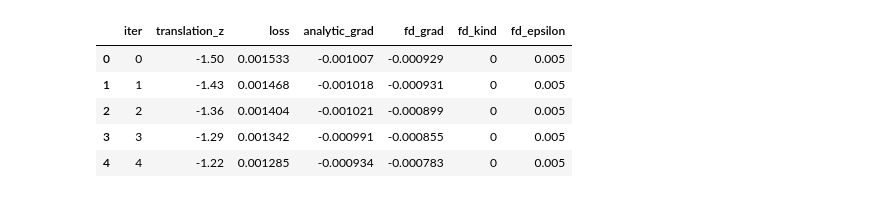
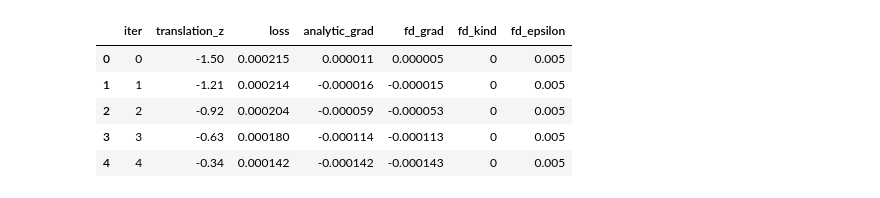
Before and after one commit to M-Gjerde/DifferentiablePointRendering, a Jupyter notebook: python/finite_difference/notebook_scatter.ipynb, the cells around one changed output. Saved outputs shown, nothing was run; the diff lists cells and outputs as text; code cells hidden in the pictures.

```diff
--- a/python/finite_difference/notebook_scatter.ipynb
+++ b/python/finite_difference/notebook_scatter.ipynb
@@ -1,30 +1,30 @@
 # %%
 import pandas as pd
 from pathlib import Path
 
 test = "0"
 parameter = "translation_z"
-scene = "transmit"
+scene = "transmit_3"
 camera = "camera1"
 csv_path = Path(f"Output/{scene}/{parameter}/{test}/{camera}_{parameter}_sweep.csv")
 
 if not csv_path.exists():
     raise FileNotFoundError(f"CSV file not found: {csv_path}")
 
 df = pd.read_csv(csv_path)
 
 required_columns = {f"{parameter}", "loss", "analytic_grad", "fd_grad"}
 if not required_columns.issubset(df.columns):
     raise RuntimeError(f"CSV must contain columns: {required_columns}")
 
 df.head()
 # %% [output]
 |  | iter | translation_z | loss | analytic_grad | fd_grad | fd_kind | fd_epsilon |
-| 0 | 0 | -1.50 | 0.001533 | -0.001007 | -0.000929 | 0 | 0.005 |
-| 1 | 1 | -1.43 | 0.001468 | -0.001018 | -0.000931 | 0 | 0.005 |
-| 2 | 2 | -1.36 | 0.001404 | -0.001021 | -0.000899 | 0 | 0.005 |
-| 3 | 3 | -1.29 | 0.001342 | -0.000991 | -0.000855 | 0 | 0.005 |
-| 4 | 4 | -1.22 | 0.001285 | -0.000934 | -0.000783 | 0 | 0.005 |
+| 0 | 0 | -1.50 | 0.000215 | 0.000011 | 0.000005 | 0 | 0.005 |
+| 1 | 1 | -1.21 | 0.000214 | -0.000016 | -0.000015 | 0 | 0.005 |
+| 2 | 2 | -0.92 | 0.000204 | -0.000059 | -0.000053 | 0 | 0.005 |
+| 3 | 3 | -0.63 | 0.000180 | -0.000114 | -0.000113 | 0 | 0.005 |
+| 4 | 4 | -0.34 | 0.000142 | -0.000142 | -0.000143 | 0 | 0.005 |
 # %%
 import matplotlib.pyplot as plt
 
```
Also changed, not shown: parts of 5 cells of this notebook, 6 other files.
